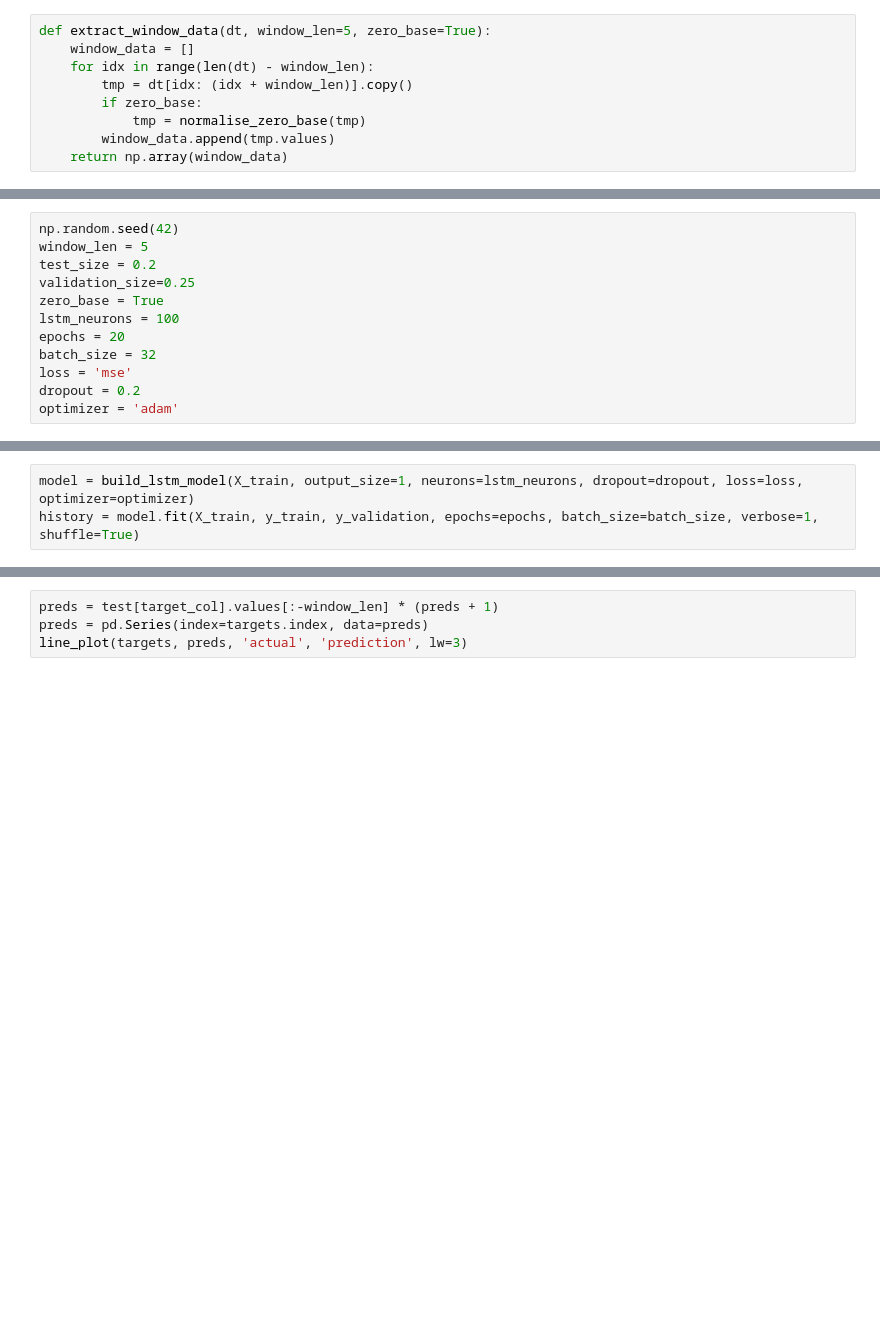
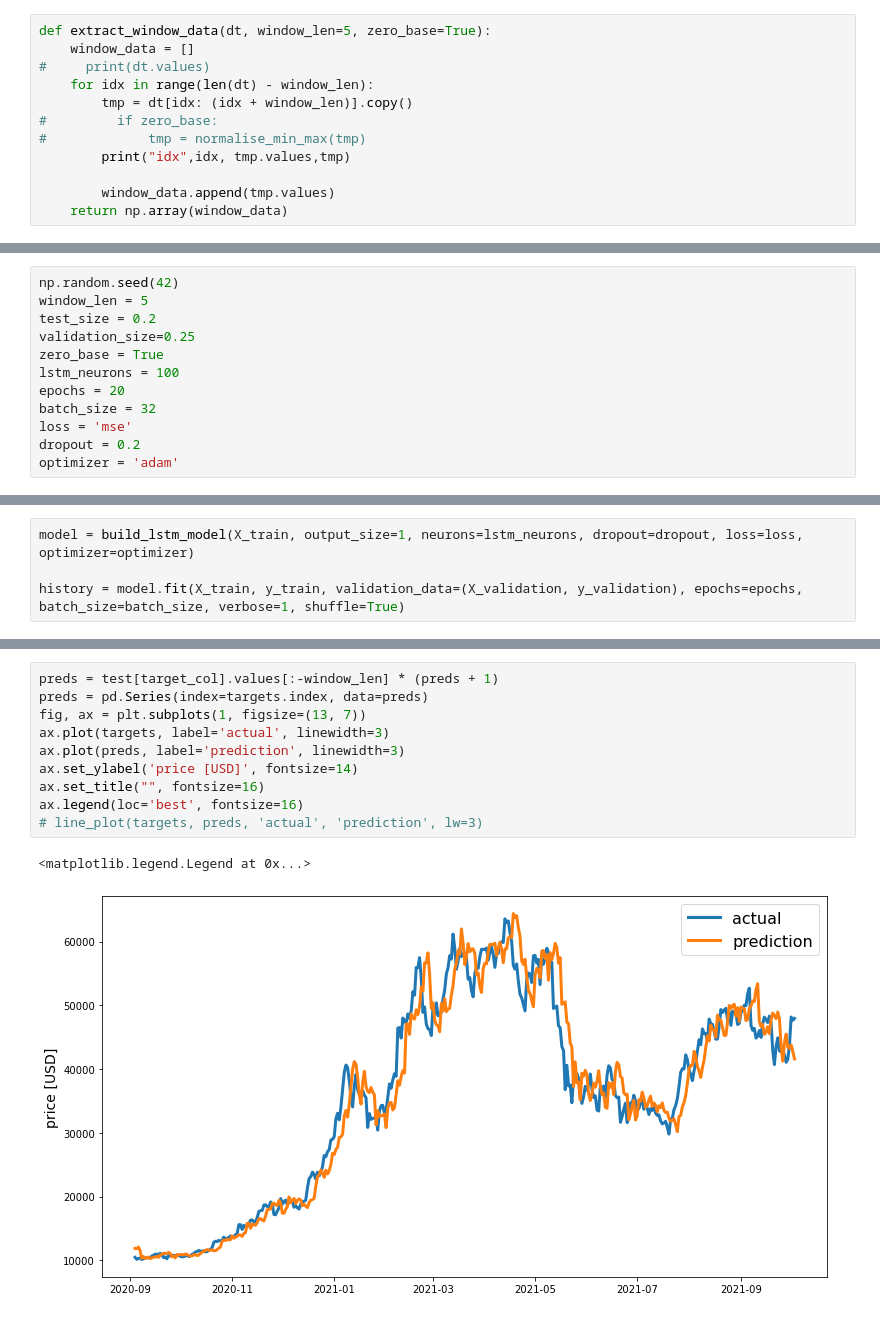
Before and after one commit to AlishahSolanki/crypto-price-prediction, a Jupyter notebook: CryptoNB.ipynb, the cells around one changed output, grey strips where cells are left out. Cells and saved outputs as stored; diff of their text form; blank space fills up the shorter version.

```diff
--- a/CryptoNB.ipynb
+++ b/CryptoNB.ipynb
@@ -76,10 +91,13 @@ def normalise_min_max(dt):
 # %%
 def extract_window_data(dt, window_len=5, zero_base=True):
     window_data = []
+#     print(dt.values)
     for idx in range(len(dt) - window_len):
         tmp = dt[idx: (idx + window_len)].copy()
-        if zero_base:
-            tmp = normalise_zero_base(tmp)
+#         if zero_base:
+#             tmp = normalise_min_max(tmp)
+        print("idx",idx, tmp.values,tmp)
+
         window_data.append(tmp.values)
     return np.array(window_data)
 # %%
@@ -130,4 +152,5 @@ train_d, validation_d, test_d, X_train, X_validation, X_test, y_train, y_validat
 # %%
 model = build_lstm_model(X_train, output_size=1, neurons=lstm_neurons, dropout=dropout, loss=loss, optimizer=optimizer)
-history = model.fit(X_train, y_train, y_validation, epochs=epochs, batch_size=batch_size, verbose=1, shuffle=True)
+
+history = model.fit(X_train, y_train, validation_data=(X_validation, y_validation), epochs=epochs, batch_size=batch_size, verbose=1, shuffle=True)
 # %% [output]
@@ -155,4 +225,13 @@ R2
 # %%
 preds = test[target_col].values[:-window_len] * (preds + 1)
 preds = pd.Series(index=targets.index, data=preds)
-line_plot(targets, preds, 'actual', 'prediction', lw=3)
+fig, ax = plt.subplots(1, figsize=(13, 7))
+ax.plot(targets, label='actual', linewidth=3)
+ax.plot(preds, label='prediction', linewidth=3)
+ax.set_ylabel('price [USD]', fontsize=14)
+ax.set_title("", fontsize=16)
+ax.legend(loc='best', fontsize=16)
+# line_plot(targets, preds, 'actual', 'prediction', lw=3)
+# %% [output]
+<matplotlib.legend.Legend at 0x...>
+[figure, added]
```
Also changed, not shown: parts of 15 cells of this notebook.
